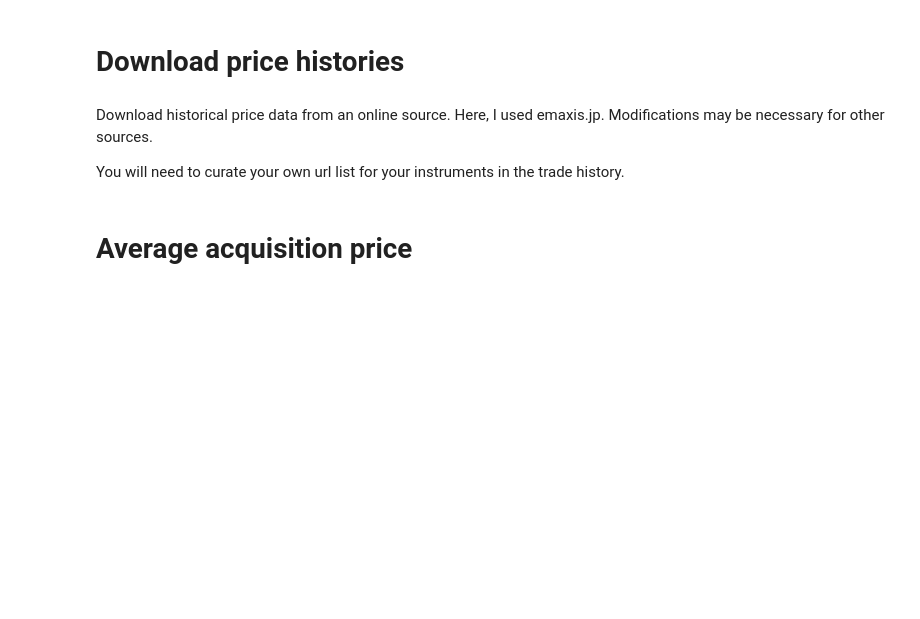
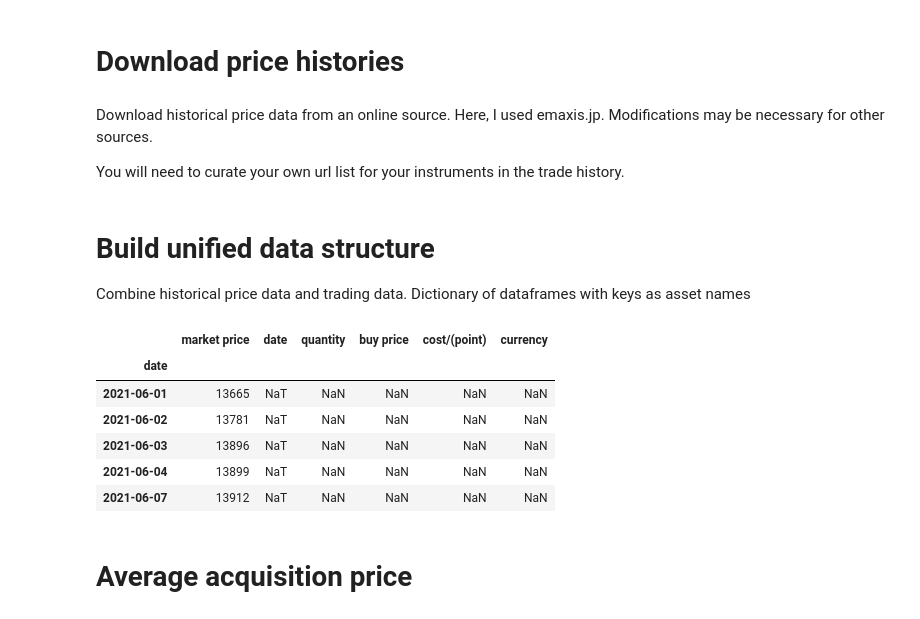
Before and after one commit to theinlinaung2010/portfolio-analysis-rakuten-sec, a Jupyter notebook: evaluation.ipynb, the cells around one changed output. Cells and saved outputs as stored; diff of their text form; code cells hidden in the pictures; blank space fills up the shorter version.

```diff
--- a/evaluation.ipynb
+++ b/evaluation.ipynb
@@ -105,16 +104,16 @@ if (not set(assets).issubset(set(url_list.keys()))):
     raise Exception('Asset(s) missing in the url_list. Check the asset names and url_list.')
 # %%
 # individual price history files are combined into one dataframe
-df_all = pd.DataFrame()
+df_hist_all = pd.DataFrame()
 
 for asset in assets:
     asset_file = "historical_data/{0}.csv".format(asset)
-    df_hist = pd.read_csv(asset_file, skiprows = [0,1], names = ['date','nav_void', 'nav','div', 'aum'],
+    df_asset = pd.read_csv(asset_file, skiprows = [0,1], names = ['date','nav_void', 'nav','div', 'aum'],
                     parse_dates = True, index_col = 0, encoding='Shift JIS')
 
-    df_hist[asset] = df_hist['nav']
-    df_hist = df_hist.loc[:,[asset, 'div']]
+    df_asset[asset] = df_asset['nav']
+    df_asset = df_asset.loc[:,[asset, 'div']]
 
-    df_all[asset] = df_hist[asset]
+    df_hist_all[asset] = df_asset[asset]
 
-df_all.to_csv('df_all.csv')
+df_hist_all.to_csv('df_hist_all.csv')
@@ -135,2 +120,45 @@ df_norm.plot()
+# %% [markdown]
+# Build unified data structure
+
+Combine historical price data and trading data. Dictionary of dataframes with keys as asset names
+# %%
+df_hist_all = pd.read_csv('df_hist_all.csv', parse_dates=True)
+df_hist_all['date'] = pd.to_datetime(df_hist_all['date'])
+df_hist_all.index = df_hist_all['date']
+
+# trim the data from a start date
+df_hist_all = df_hist_all['2021-6-1':]
+
+# extract df_hist_all according to asset name and put them into a dictionary
+dict_assets = {}
+
+for asset in assets:
+    df_asset = pd.DataFrame(df_hist_all.loc[:,asset])
+    df_asset.rename(columns={asset:'market price'}, inplace=True)
+
+    # merge historical price and trading data
+    df_asset = df_asset.merge(df_trades[df_trades['name']==asset], how='left', left_index=True, right_index=True)
+    dict_assets[asset] = df_asset.drop(['name'], axis=1)
+
+
+mlayout['title'] = 'Relative price increase from start date'
+mlayout['width'] = 1200
+fig = go.Figure(layout=mlayout)
+
+for name, df_asset in dict_assets.items():
+    starting_price = df_asset.loc[df_asset['market price'].first_valid_index(), 'market price']
+    fig.add_trace(go.Scatter(x=df_asset.index, y=df_asset['market price']/starting_price, name=name))
+
+fig.show()
+# %%
+dict_assets['TOPIX'].head()
+# %% [output]
+|  | market price | date | quantity | buy price | cost/(point) | currency |
+| date |  |  |  |  |  |  |
+| 2021-06-01 | 13665 | NaT | NaN | NaN | NaN | NaN |
+| 2021-06-02 | 13781 | NaT | NaN | NaN | NaN | NaN |
+| 2021-06-03 | 13896 | NaT | NaN | NaN | NaN | NaN |
+| 2021-06-04 | 13899 | NaT | NaN | NaN | NaN | NaN |
+| 2021-06-07 | 13912 | NaT | NaN | NaN | NaN | NaN |
 # %% [markdown]
 # Average acquisition price
```
Also changed, not shown: parts of 9 cells of this notebook, 2 other files.
